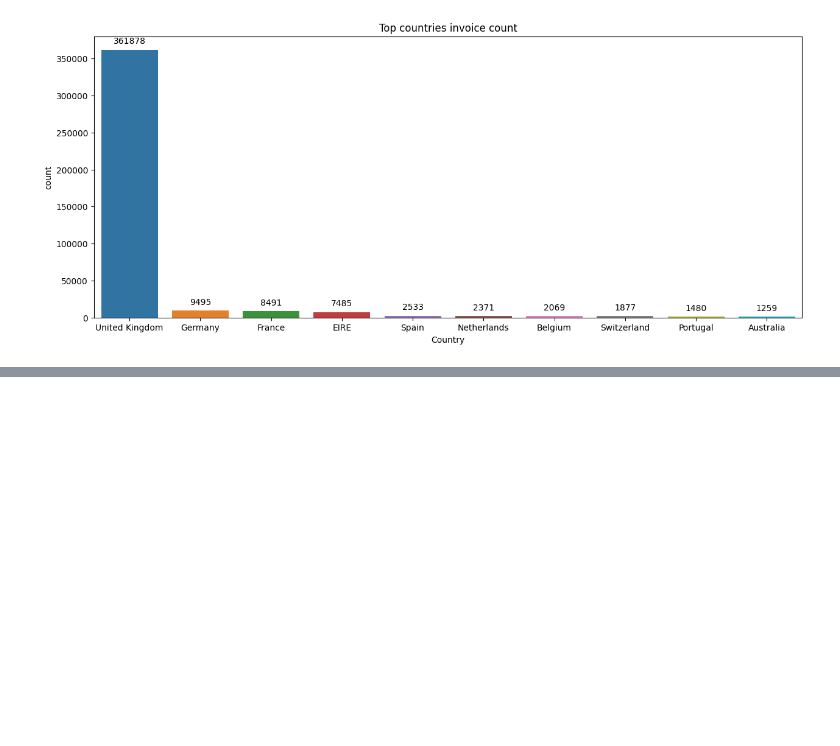
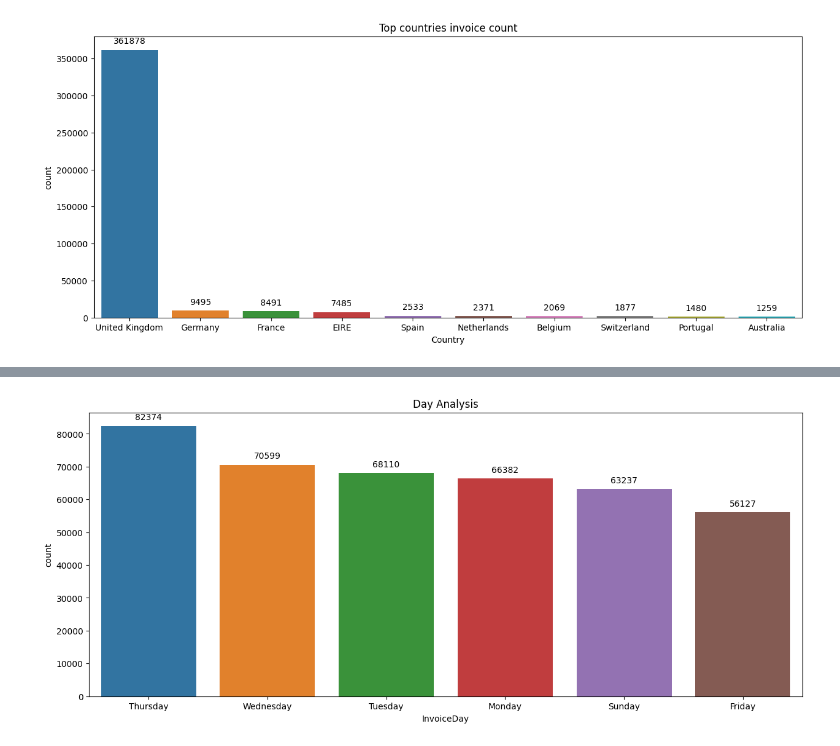
Before and after one commit to Mohamed-Harish-M-123/Capstone-Project-IV, a Jupyter notebook: Online_Retail_Customer_Segmentation.ipynb, the cells around one changed output, grey strips where cells are left out. Saved outputs shown, nothing was run; the diff lists cells and outputs as text; code cells hidden in the pictures; blank space fills up the shorter version.

```diff
--- a/Online_Retail_Customer_Segmentation.ipynb
+++ b/Online_Retail_Customer_Segmentation.ipynb
@@ -219,0 +238,17 @@ plt.show()
+# %%
+# Day analysis - Most recorded sales
+
+day_analysis = customer_df['InvoiceDay'].value_counts().sort_values(ascending=False)
+
+# Visualize the above insight
+
+plt.figure(figsize=(15,6))
+ax = sns.countplot(x='InvoiceDay',data=customer_df[customer_df['InvoiceDay'].isin(day_analysis.index)],order=day_analysis.index)
+
+for p in ax.patches:
+    ax.annotate(format(p.get_height(), '.0f'), (p.get_x() + p.get_width() / 2., p.get_height()), ha = 'center', va = 'center', xytext = (0, 10), textcoords = 'offset points')
+
+plt.title('Day Analysis')
+plt.show()
+# %% [output]
+[figure, added]
```
Also changed, not shown: parts of 2 cells of this notebook.
